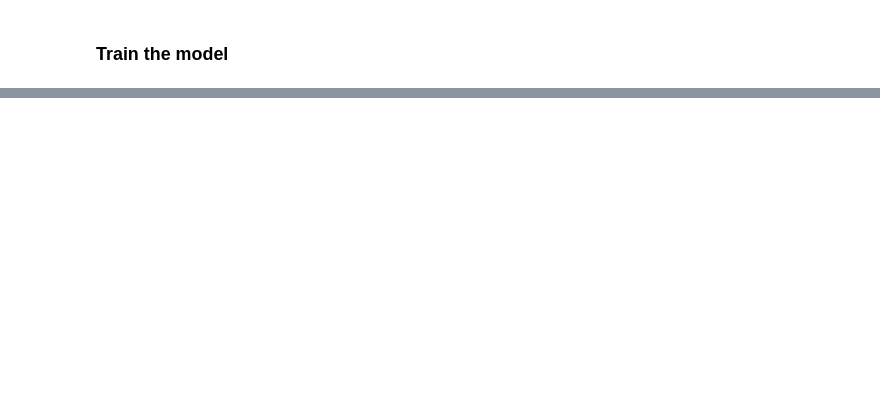
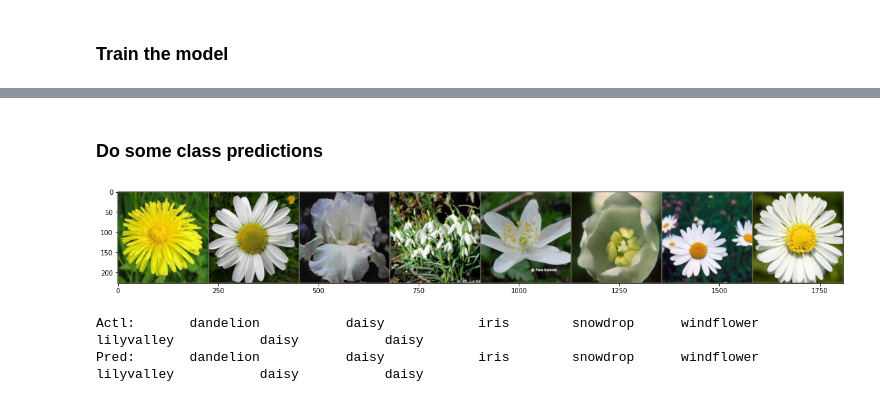
Before and after one commit to KeenanMcConkey/flower-classifier, a Jupyter notebook: Flowers.ipynb, the cells around one changed output, grey strips where cells are left out. Cells and saved outputs as stored; diff of their text form; code cells hidden in the pictures; blank space fills up the shorter version.

```diff
--- a/Flowers.ipynb
+++ b/Flowers.ipynb
@@ -182,3 +173,11 @@ model.classifier = classifier
 # %% [markdown]
 ### Train the model
+# %%
+# HYPERPARAMETERS
+
+# Negative log likelihood loss - good with softmax output
+criterion = nn.NLLLoss()
+
+# Adam optimizer
+optimizer = optim.Adam(model.classifier.parameters(), lr=0.0001)
 # %%
@@ -254,0 +229,2 @@ model_trained = train_model(model, criteria, optim, sched, eps)
+# %%
+train_model(model, criterion, optimizer)
@@ -254,0 +291,23 @@ model_trained = train_model(model, criteria, optim, sched, eps)
+# %% [markdown]
+### Do some class predictions
+# %%
+# Get some random testing images
+dataiter = iter(test_dataloader)
+images, labels = dataiter.next()
+
+# Show image grid
+fig = plt.figure(figsize=(20, 160))
+imshow(torchvision.utils.make_grid(images))
+
+# Predict classes with model
+inputs = images.to(torch.device('cuda'))
+outputs = model(inputs)
+_, preds = torch.max(outputs, 1)
+
+# Show actual/predicted classes
+print('Actl: ' + ' '.join('%15s' % class_names[labels[j]] for j in range(8)))
+print('Pred: ' + ' '.join('%15s' % class_names[preds[j]] for j in range(8)))
+# %% [output]
+[figure, added]
+Actl:       dandelion           daisy            iris        snowdrop      windflower      lilyvalley           daisy           daisy
+Pred:       dandelion           daisy            iris        snowdrop      windflower      lilyvalley           daisy           daisy
```
Also changed, not shown: parts of 42 cells of this notebook.
